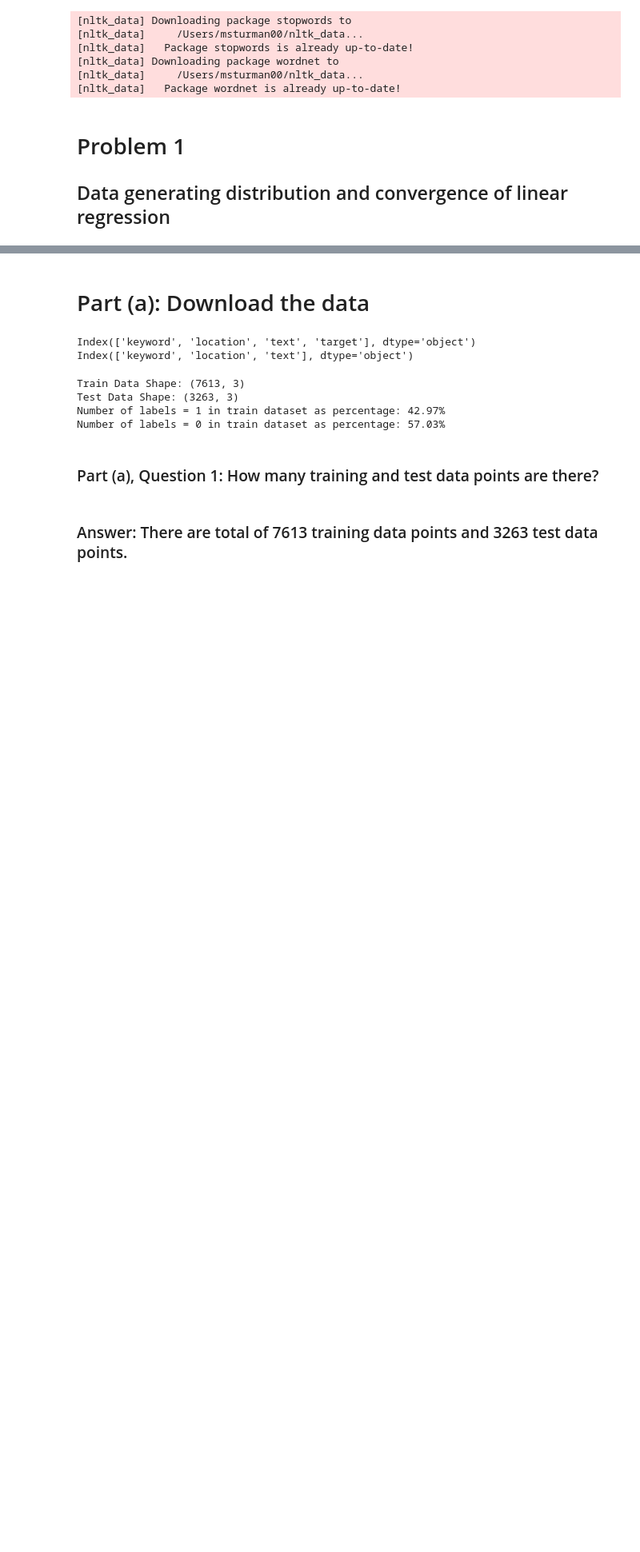
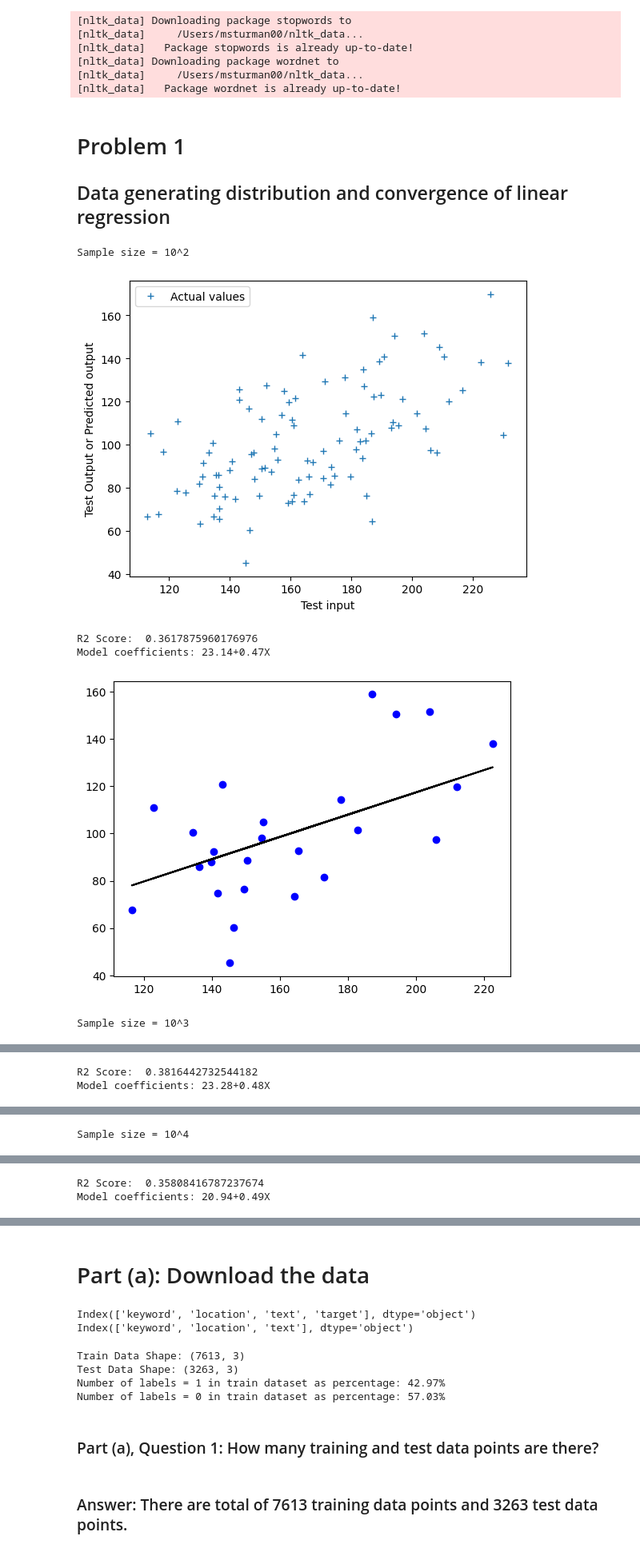
Before and after one commit to DrDrewCain/Applied-Machine-Learning, a Jupyter notebook: hw2/hw2-code.ipynb, the cells around one changed output, grey strips where cells are left out. Shown at 80% size. Cells and saved outputs as stored; diff of their text form; code cells hidden in the pictures; blank space fills up the shorter version.

```diff
--- a/hw2/hw2-code.ipynb
+++ b/hw2/hw2-code.ipynb
@@ -29,0 +43,74 @@ from sklearn.metrics import classification_report
+# %%
+# Function to generate a synthetic dataset
+def data_gen(n):
+    alpha = 20
+    beta = 0.5
+    mx = 168
+    sigmax = 30
+    meps = 0
+    sigmaeps = 20
+    X = np.random.normal(mx, sigmax, n)
+    epsilon = np.random.normal(meps, sigmaeps, n)
+    Y = alpha + beta * X + epsilon
+    return X, Y
+
+# True values
+alpha_true = 20
+beta_true = 0.5
+
+# Lists to store the differences
+alpha_diffs = []
+beta_diffs = []
+
+for i in range(5):
+  print(f"\n\n\nSample size = 10^{i+2}" )
+  X, Y = data_gen(pow(10, i+2))
+
+  # Plot the regression line with actual data points
+  plt.plot(X, Y, '+', label='Actual values')
+  plt.xlabel('Test input')
+  plt.ylabel('Test Output or Predicted output')
+  plt.legend()
+  plt.show()
+
+  X = X.reshape(-1, 1)
+  Y = Y.reshape(-1, 1)
+
+  # Splitting the data into training and testing data
+  X_train, X_test, y_train, y_test = train_test_split(X, Y, test_size = 0.25)
+
+  # Train a linear regression model
+  regr = LinearRegression()
+  regr.fit(X_train, y_train)
+
+  # Calculate differences from the true values
+  alpha_diff = abs(regr.intercept_[0] - alpha_true)
+  beta_diff = abs(regr.coef_[0][0] - beta_true)
+
+  alpha_diffs.append(alpha_diff)
+  beta_diffs.append(beta_diff)
+
+  r2 = r2_score(y_test, regr.predict(X_test))
+  print('R2 Score: ', r2)
+  print(f"Model coefficients: {regr.intercept_[0]:.2f}+{regr.coef_[0][0]:.2f}X")
+
+  y_pred = regr.predict(X_test)
+  plt.scatter(X_test, y_test, color ='b')
+  plt.plot(X_test, y_pred, color ='k')
+  plt.show()
+
+# After the loop, plot the differences to visualize convergence
+plt.plot([pow(10, i+2) for i in range(5)], alpha_diffs, label='Difference in alpha')
+plt.plot([pow(10, i+2) for i in range(5)], beta_diffs, label='Difference in beta')
+plt.xscale('log')
+plt.xlabel('Sample size')
+plt.ylabel('Difference from true value')
+plt.legend()
+plt.show()
+# %% [output]
+Sample size = 10^2
+[figure, added]
+R2 Score:  0.3617875960176976
+Model coefficients: 23.14+0.47X
+[figure, added]
+Sample size = 10^3
@@ -29,0 +118,2 @@ from sklearn.metrics import classification_report
+R2 Score:  0.3816442732544182
+Model coefficients: 23.28+0.48X
@@ -29,0 +121 @@ from sklearn.metrics import classification_report
+Sample size = 10^4
@@ -29,0 +123,2 @@ from sklearn.metrics import classification_report
+R2 Score:  0.35808416787237674
+Model coefficients: 20.94+0.49X
```
Also changed, not shown: parts of 10 cells of this notebook.
